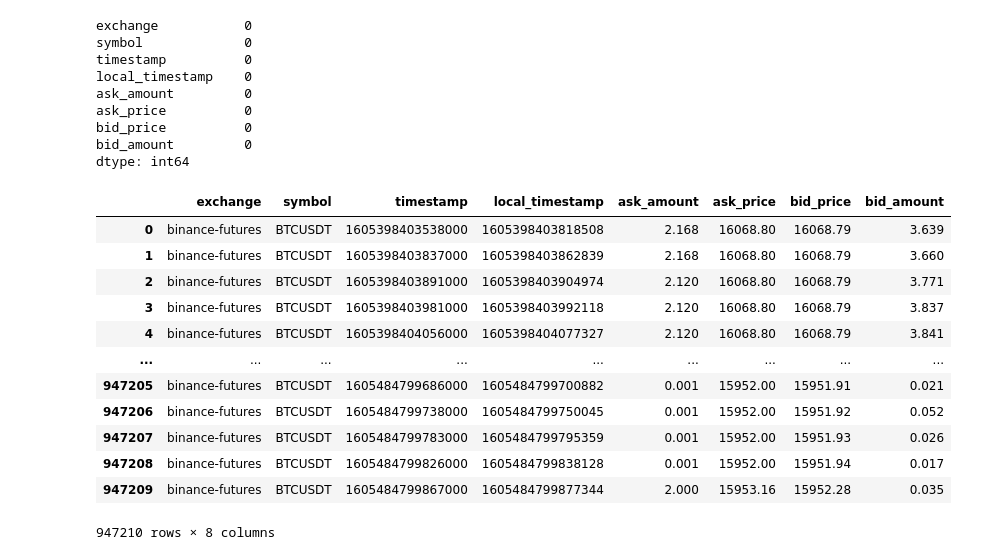
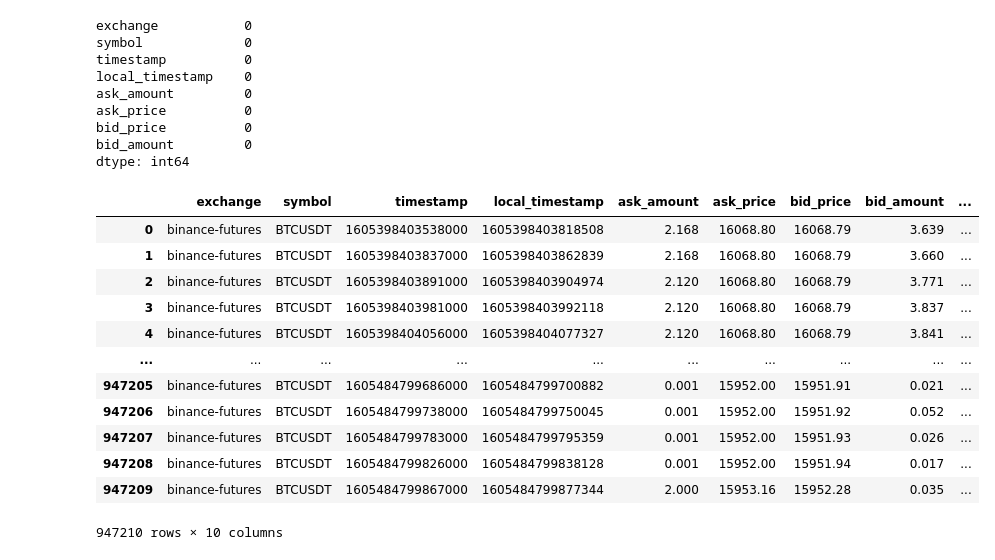
Before and after one commit to marekerben/Bakalarka, a Jupyter notebook: data.ipynb, the cells around one changed output. Cells and saved outputs as stored; diff of their text form; code cells hidden in the pictures.

```diff
--- a/data.ipynb
+++ b/data.ipynb
@@ -42,21 +43,33 @@ ask_price          0
 bid_price          0
 bid_amount         0
 dtype: int64
-# %%
-#Copying data to new Dataframe
-df = quotes_df[['exchange', 'symbol', 'timestamp', 'local_timestamp']].copy()
-# %% [output]
-|  | exchange | symbol | timestamp | local_timestamp | ask_amount | ask_price | bid_price | bid_amount |
-| 0 | binance-futures | BTCUSDT | 1605398403538000 | 1605398403818508 | 2.168 | 16068.80 | 16068.79 | 3.639 |
-| 1 | binance-futures | BTCUSDT | 1605398403837000 | 1605398403862839 | 2.168 | 16068.80 | 16068.79 | 3.660 |
-| 2 | binance-futures | BTCUSDT | 1605398403891000 | 1605398403904974 | 2.120 | 16068.80 | 16068.79 | 3.771 |
-| 3 | binance-futures | BTCUSDT | 1605398403981000 | 1605398403992118 | 2.120 | 16068.80 | 16068.79 | 3.837 |
-| 4 | binance-futures | BTCUSDT | 1605398404056000 | 1605398404077327 | 2.120 | 16068.80 | 16068.79 | 3.841 |
-| ... | ... | ... | ... | ... | ... | ... | ... | ... |
-| 947205 | binance-futures | BTCUSDT | 1605484799686000 | 1605484799700882 | 0.001 | 15952.00 | 15951.91 | 0.021 |
-| 947206 | binance-futures | BTCUSDT | 1605484799738000 | 1605484799750045 | 0.001 | 15952.00 | 15951.92 | 0.052 |
-| 947207 | binance-futures | BTCUSDT | 1605484799783000 | 1605484799795359 | 0.001 | 15952.00 | 15951.93 | 0.026 |
-| 947208 | binance-futures | BTCUSDT | 1605484799826000 | 1605484799838128 | 0.001 | 15952.00 | 15951.94 | 0.017 |
-| 947209 | binance-futures | BTCUSDT | 1605484799867000 | 1605484799877344 | 2.000 | 15953.16 | 15952.28 | 0.035 |
-947210 rows × 8 columns
+# %%
+#Adding timastamp
+timestamp = quotes_df['timestamp'] / 1000000
+local_timestamp = quotes_df['local_timestamp'] / 1000000
+utc_timestamp = []
+utc_local_timestamp = []
+for i in range(len(timestamp)):
+    utc_datetime = datetime.datetime.utcfromtimestamp(timestamp[i])
+    utc_timestamp.append(utc_datetime)
+    local_datetime = datetime.datetime.utcfromtimestamp(local_timestamp[i])
+    utc_local_timestamp.append(local_datetime)
+
+quotes_df['utc_timestamp'] = utc_timestamp
+quotes_df['utc_local_timestamp'] = utc_local_timestamp
+quotes_df
+# %% [output]
+|  | exchange | symbol | timestamp | local_timestamp | ask_amount | ask_price | bid_price | bid_amount | ... |
+| 0 | binance-futures | BTCUSDT | 1605398403538000 | 1605398403818508 | 2.168 | 16068.80 | 16068.79 | 3.639 | ... |
+| 1 | binance-futures | BTCUSDT | 1605398403837000 | 1605398403862839 | 2.168 | 16068.80 | 16068.79 | 3.660 | ... |
+| 2 | binance-futures | BTCUSDT | 1605398403891000 | 1605398403904974 | 2.120 | 16068.80 | 16068.79 | 3.771 | ... |
+| 3 | binance-futures | BTCUSDT | 1605398403981000 | 1605398403992118 | 2.120 | 16068.80 | 16068.79 | 3.837 | ... |
+| 4 | binance-futures | BTCUSDT | 1605398404056000 | 1605398404077327 | 2.120 | 16068.80 | 16068.79 | 3.841 | ... |
+| ... | ... | ... | ... | ... | ... | ... | ... | ... | ... |
+| 947205 | binance-futures | BTCUSDT | 1605484799686000 | 1605484799700882 | 0.001 | 15952.00 | 15951.91 | 0.021 | ... |
+| 947206 | binance-futures | BTCUSDT | 1605484799738000 | 1605484799750045 | 0.001 | 15952.00 | 15951.92 | 0.052 | ... |
+| 947207 | binance-futures | BTCUSDT | 1605484799783000 | 1605484799795359 | 0.001 | 15952.00 | 15951.93 | 0.026 | ... |
+| 947208 | binance-futures | BTCUSDT | 1605484799826000 | 1605484799838128 | 0.001 | 15952.00 | 15951.94 | 0.017 | ... |
+| 947209 | binance-futures | BTCUSDT | 1605484799867000 | 1605484799877344 | 2.000 | 15953.16 | 15952.28 | 0.035 | ... |
+947210 rows × 10 columns
 # %%
```
Also changed, not shown: parts of 15 cells of this notebook, 2 other files.
